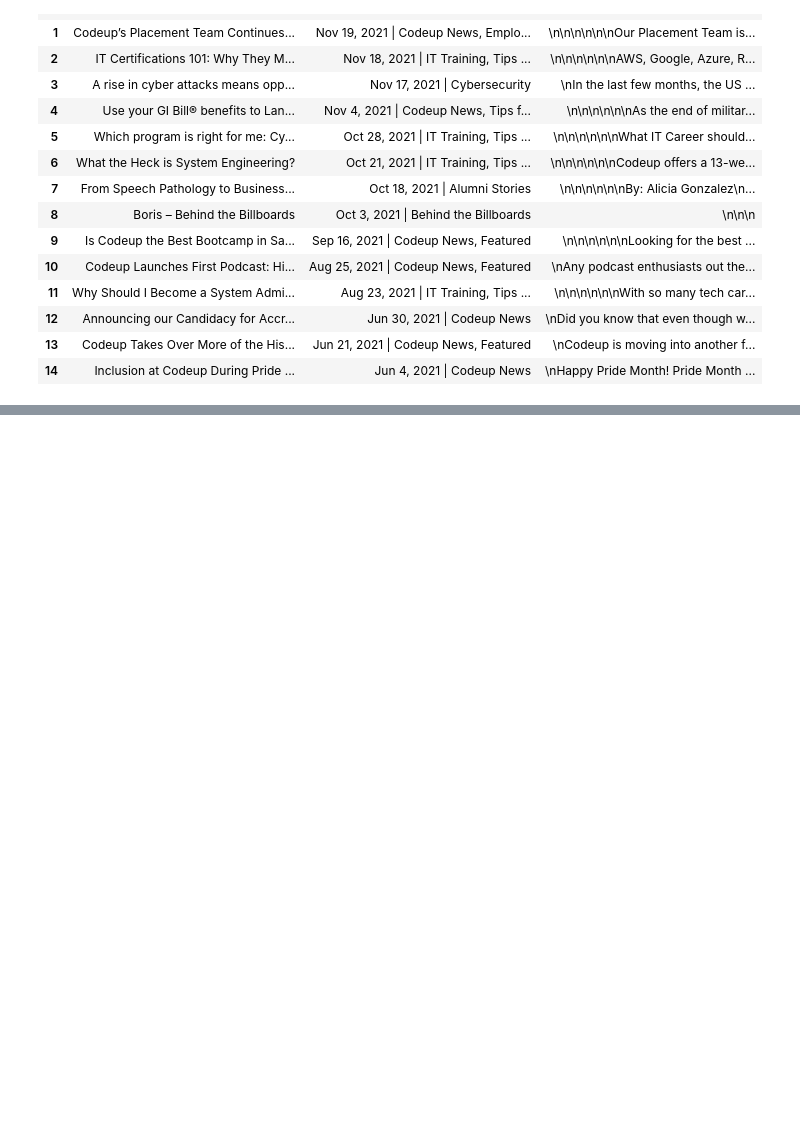
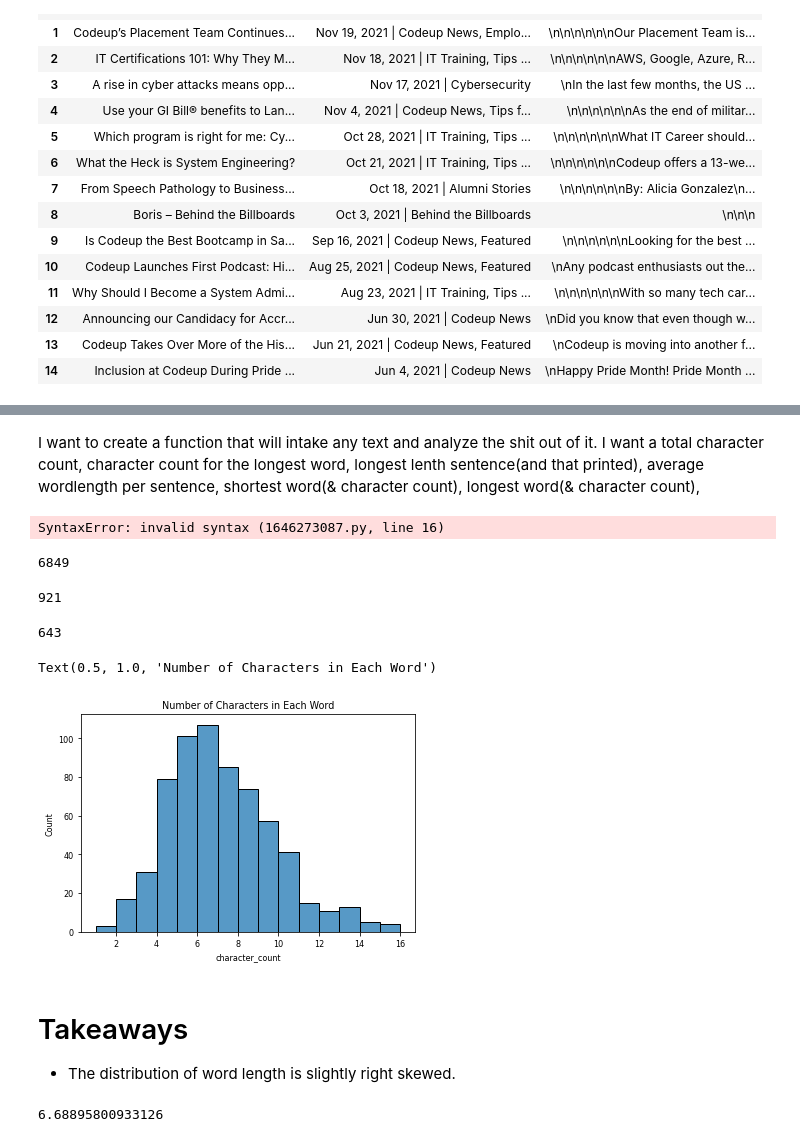
Before and after one commit to brentschriver/natural-language-processing-exercises, a Jupyter notebook: explore.ipynb, the cells around one changed output, grey strips where cells are left out. Cells and saved outputs as stored; diff of their text form; code cells hidden in the pictures; blank space fills up the shorter version.

```diff
--- a/explore.ipynb
+++ b/explore.ipynb
@@ -752,0 +735,55 @@ len(pd.DataFrame(science_words.split())[0].unique())
+# %% [markdown]
+I want to create a function that will intake any text and analyze the shit out of it. I want a total character count, character count for the longest word, longest lenth sentence(and that printed), average wordlength per sentence, shortest word(& character count), longest word(& character count),
+# %%
+def analyze_text(string):
+    # Get length of total characters in all cleaned science articles.
+    total_characters = len(string)
+    print(f'Total amount of characters: {total_characters}')
+
+    # Get wordcount of all words in cleaned science articles.
+    total_words = len(string.split())
+    print(f'Total amount of words: {total_words}')
+
+    # Get list of unique words and a count in cleaned science articles.
+    unique_words = pd.DataFrame(string.split())[0].unique()
+    print('Total amount of unique words: ',len(unique_words)
+
+    # Get length of every unique word and plot a histogram of how many times each length of word appears.
+    sns.histplot([len(word) for word in unique_words], binwidth=1)
+    plt.xlabel('character_count')
+    plt.title('Number of Characters in Each Word')
+# %% [output]
+SyntaxError: invalid syntax (1646273087.py, line 16)
+# %%
+# Get length of total characters in all cleaned science articles.
+len(science_words)
+# %% [output]
+6849
+# %%
+# Get wordcount of all words in cleaned science articles.
+len(science_words.split())
+# %% [output]
+921
+# %%
+# Get list of unique words and a count in cleaned science articles.
+unique_words = pd.DataFrame(science_words.split())[0].unique()
+
+len(unique_words)
+# %% [output]
+643
+# %%
+# Get length of every unique word and plot a histogram of how many times each length of word appears.
+sns.histplot([len(word) for word in unique_words], binwidth=1)
+plt.xlabel('character_count')
+plt.title('Number of Characters in Each Word')
+# %% [output]
+Text(0.5, 1.0, 'Number of Characters in Each Word')
+[figure, added]
+# %% [markdown]
+# Takeaways
+* The distribution of word length is slightly right skewed.
+# %%
+# Get average word length of all words in cleaned science articles.
+pd.Series([len(word) for word in unique_words]).mean()
+# %% [output]
+6.68895800933126
```
Also changed, not shown: parts of 62 cells of this notebook.
